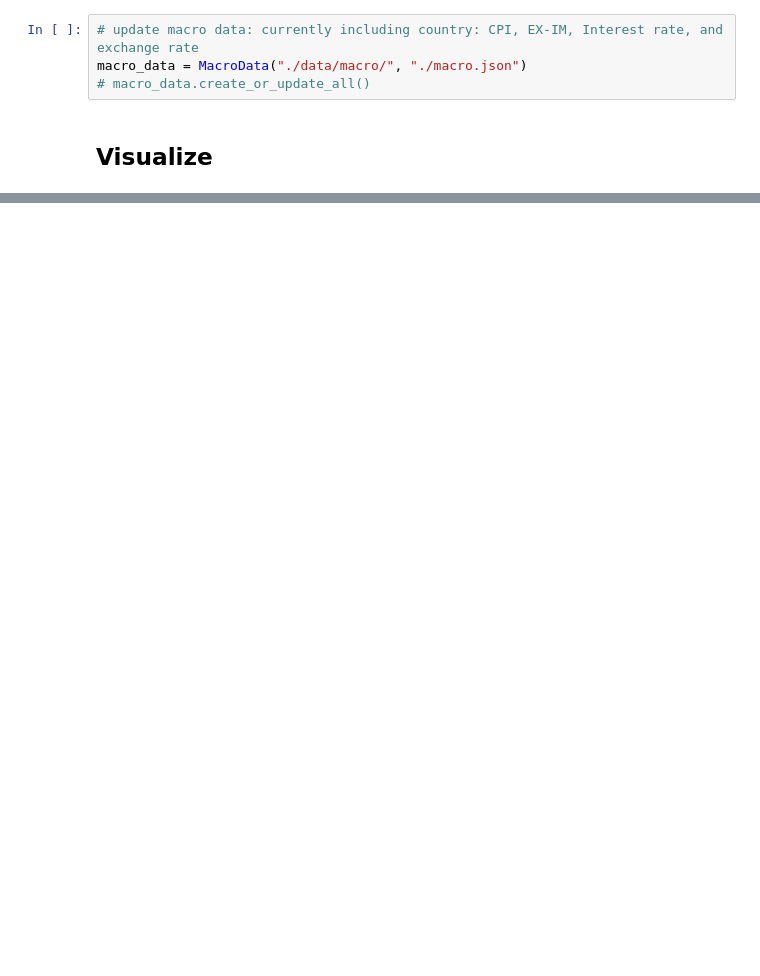
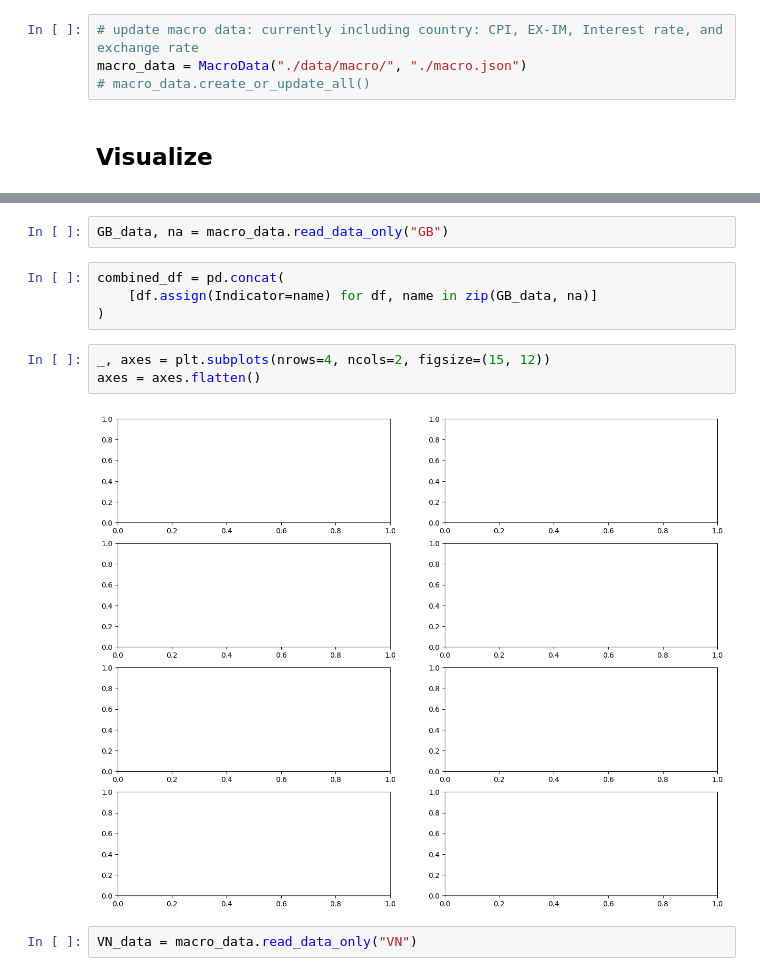
Before and after one commit to nguyentanquocbao/stock_quant, a Jupyter notebook: 1. Macro visualize.ipynb, the cells around one changed output, grey strips where cells are left out. Saved outputs shown, nothing was run; the diff lists cells and outputs as text; blank space fills up the shorter version.

```diff
--- a/1. Macro visualize.ipynb
+++ b/1. Macro visualize.ipynb
@@ -20,0 +23,13 @@ macro_data.visualize_macro("GB")
+# %%
+GB_data, na = macro_data.read_data_only("GB")
+# %%
+combined_df = pd.concat(
+    [df.assign(Indicator=name) for df, name in zip(GB_data, na)]
+)
+# %%
+_, axes = plt.subplots(nrows=4, ncols=2, figsize=(15, 12))
+axes = axes.flatten()
+# %% [output]
+[figure, added]
+# %%
+VN_data = macro_data.read_data_only("VN")
```
Also changed, not shown: parts of 4 cells of this notebook, 4 other files.
